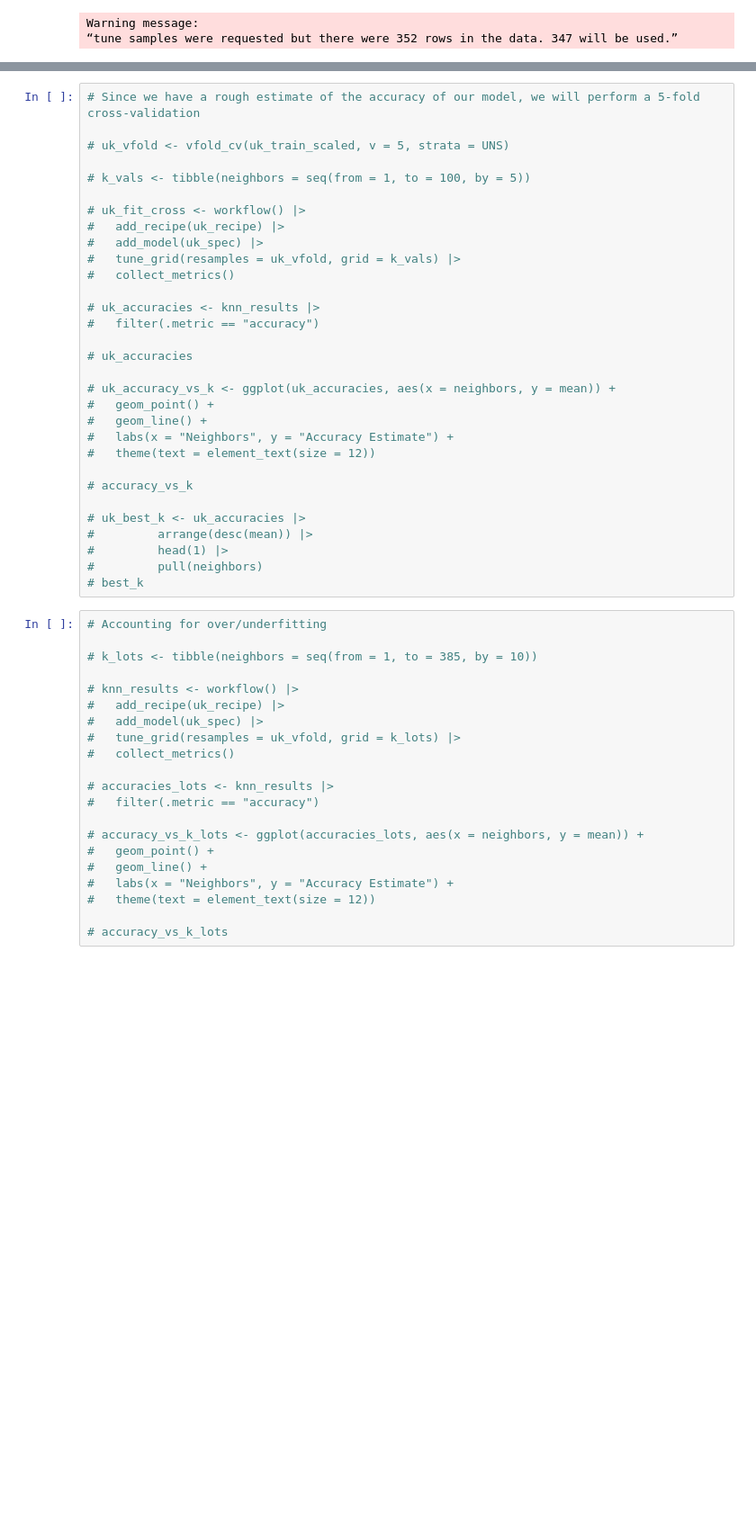
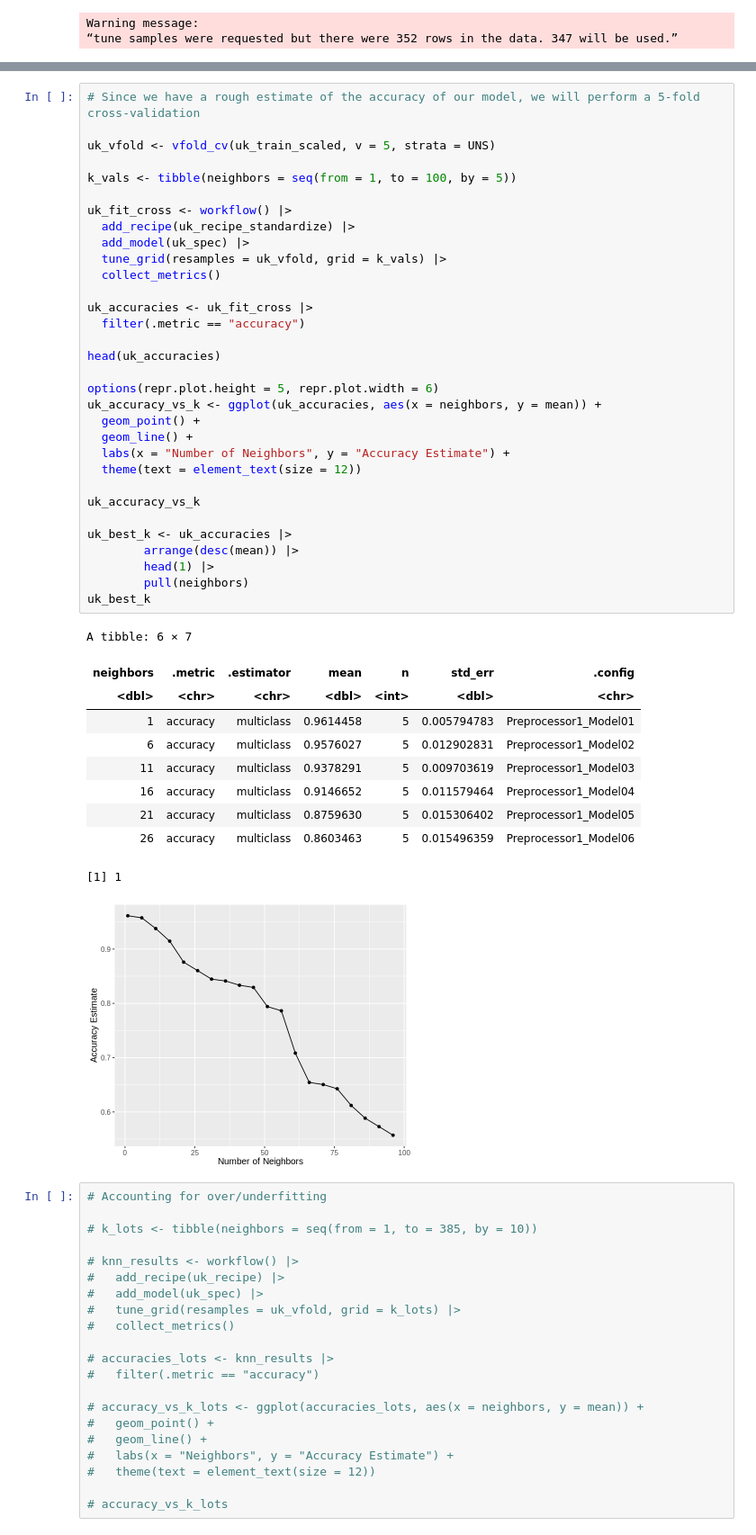
Before and after one commit to miketham24/knn_electrical_dc_machines, a Jupyter notebook: Team 11 Project Report.ipynb, the cells around one changed output, grey strips where cells are left out. Shown at 90% size. Cells and saved outputs as stored; diff of their text form; blank space fills up the shorter version.

```diff
--- a/Team 11 Project Report.ipynb
+++ b/Team 11 Project Report.ipynb
@@ -345,34 +347,47 @@ accuracy
 # %%
 # Since we have a rough estimate of the accuracy of our model, we will perform a 5-fold cross-validation
 
-# uk_vfold <- vfold_cv(uk_train_scaled, v = 5, strata = UNS)
+uk_vfold <- vfold_cv(uk_train_scaled, v = 5, strata = UNS)
 
-# k_vals <- tibble(neighbors = seq(from = 1, to = 100, by = 5))
+k_vals <- tibble(neighbors = seq(from = 1, to = 100, by = 5))
 
-# uk_fit_cross <- workflow() |>
-#   add_recipe(uk_recipe) |>
-#   add_model(uk_spec) |>
-#   tune_grid(resamples = uk_vfold, grid = k_vals) |>
-#   collect_metrics()
+uk_fit_cross <- workflow() |>
+  add_recipe(uk_recipe_standardize) |>
+  add_model(uk_spec) |>
+  tune_grid(resamples = uk_vfold, grid = k_vals) |>
+  collect_metrics()
 
-# uk_accuracies <- knn_results |>
-#   filter(.metric == "accuracy")
+uk_accuracies <- uk_fit_cross |>
+  filter(.metric == "accuracy")
 
-# uk_accuracies
+head(uk_accuracies)
 
-# uk_accuracy_vs_k <- ggplot(uk_accuracies, aes(x = neighbors, y = mean)) +
-#   geom_point() +
-#   geom_line() +
-#   labs(x = "Neighbors", y = "Accuracy Estimate") +
-#   theme(text = element_text(size = 12))
+options(repr.plot.height = 5, repr.plot.width = 6)
+uk_accuracy_vs_k <- ggplot(uk_accuracies, aes(x = neighbors, y = mean)) +
+  geom_point() +
+  geom_line() +
+  labs(x = "Number of Neighbors", y = "Accuracy Estimate") +
+  theme(text = element_text(size = 12))
 
-# accuracy_vs_k
+uk_accuracy_vs_k
 
-# uk_best_k <- uk_accuracies |>
-#         arrange(desc(mean)) |>
-#         head(1) |>
-#         pull(neighbors)
-# best_k
+uk_best_k <- uk_accuracies |>
+        arrange(desc(mean)) |>
+        head(1) |>
+        pull(neighbors)
+uk_best_k
+# %% [output]
+A tibble: 6 × 7
+| neighbors | .metric | .estimator | mean | n | std_err | .config |
+| <dbl> | <chr> | <chr> | <dbl> | <int> | <dbl> | <chr> |
+| 1 | accuracy | multiclass | 0.9614458 | 5 | 0.005794783 | Preprocessor1_Model01 |
+| 6 | accuracy | multiclass | 0.9576027 | 5 | 0.012902831 | Preprocessor1_Model02 |
+| 11 | accuracy | multiclass | 0.9378291 | 5 | 0.009703619 | Preprocessor1_Model03 |
+| 16 | accuracy | multiclass | 0.9146652 | 5 | 0.011579464 | Preprocessor1_Model04 |
+| 21 | accuracy | multiclass | 0.8759630 | 5 | 0.015306402 | Preprocessor1_Model05 |
+| 26 | accuracy | multiclass | 0.8603463 | 5 | 0.015496359 | Preprocessor1_Model06 |
+[1] 1
+[figure, added]
 # %%
 # Accounting for over/underfitting
 
```
Also changed, not shown: parts of 6 cells of this notebook.
